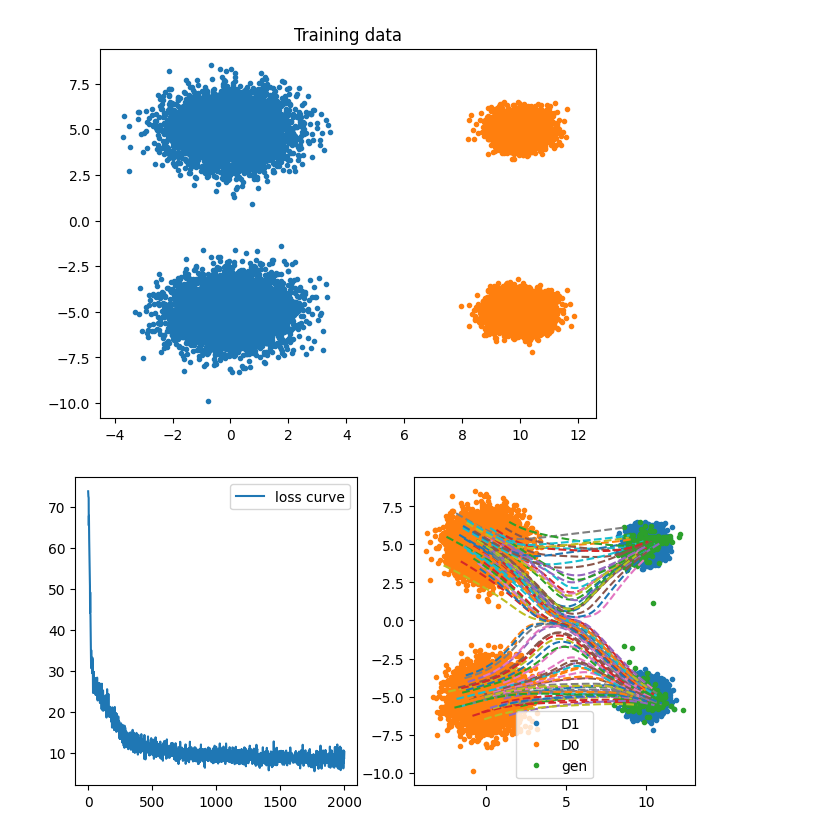
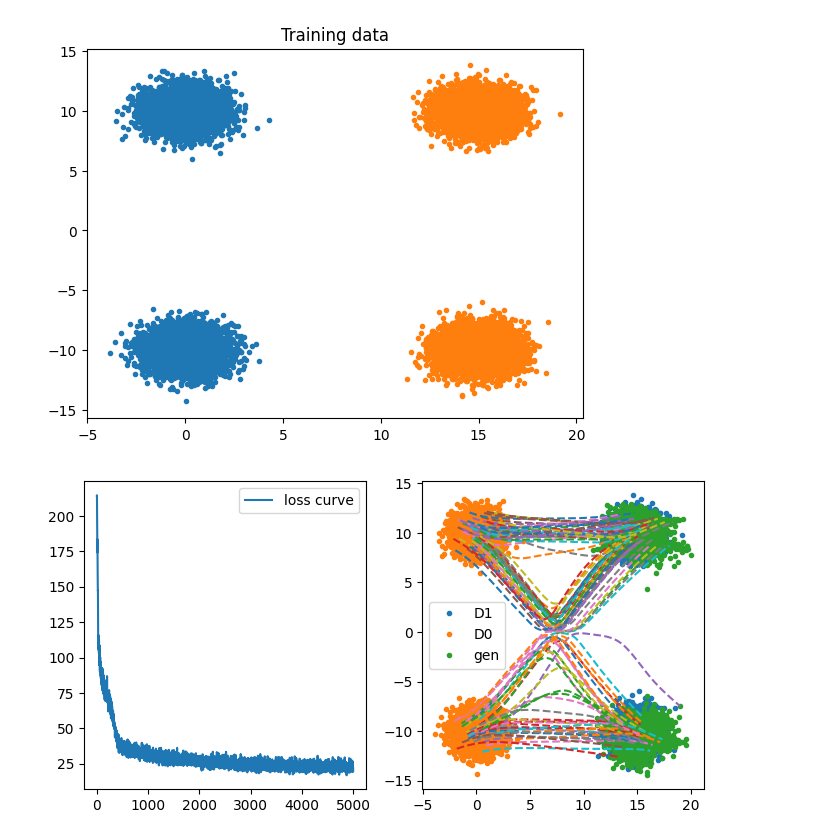
Before and after one commit to lqiang67/generative-models-on-toys, a Jupyter notebook: rectified_flow_2D_toy.ipynb, the cells around one changed output. Drawn from its saved outputs; the diff is of its cells as text; code cells hidden in the pictures.

```diff
--- a/rectified_flow_2D_toy.ipynb
+++ b/rectified_flow_2D_toy.ipynb
@@ -1,6 +1,7 @@
 # %% [markdown]
 <a href="https://colab.research.google.com/github/lqiang67/generative_models_examples/blob/main/rectified_flow_2D_toy.ipynb" target="_parent"><img src="https://colab.research.google.com/assets/colab-badge.svg" alt="Open In Colab"/></a>
 # %%
+#@title Generate Toy Data
 import torch.distributions as dist
 import matplotlib.pyplot as plt
 import torch
@@ -10,34 +11,34 @@ from torch.utils.data import Dataset, DataLoader
 n_samples = 1000
 dim_x = 2
 dim_z = 1
 
 # Parameters for the Gaussian Mixture Model
 n_components = 2 # Number of components in the mixture
 n_features = dim_x   # Number of features (dimensions)
 n_samples = 10000  # Number of samples to draw
 
 #pi0
 #means = 0*torch.randn(n_components, n_features);
-means = torch.tensor([[0.0, 5.0], [0.0, -5.0]]) * 1
+means = torch.tensor([[0.0, 5.0], [0.0, -5.0]]) * 2
 stds = torch.ones(n_components, n_features)
 weights = torch.ones(n_components); weights /= weights.sum()
 pi0 = dist.MixtureSameFamily(dist.Categorical(weights), dist.Independent(dist.Normal(means, stds), 1))
 
 #pi1
-means = torch.tensor([[5.0, 5.0], [5.0, -5.0]])
+means = torch.tensor([[5.0, 5.0], [5.0, -5.0]]) * 2
 #torch.randn(n_components, n_features);
 #stds = torch.rand(n_components, n_features)
-stds = torch.ones(n_components, n_features)/2
+stds = torch.ones(n_components, n_features)
 means[:,0] = means[:,0] + 5
 weights = torch.rand(n_components); weights /= weights.sum()
 pi1 = dist.MixtureSameFamily(dist.Categorical(weights), dist.Independent(dist.Normal(means, stds), 1))
 
 D1 = pi1.sample([n_samples])
 D0 = pi0.sample([n_samples])
 
 plt.figure()
 plt.plot(D0[:,0], D0[:,1], '.', label='D0')
 plt.plot(D1[:,0], D1[:,1], '.', label='D1')
 plt.title('Training data');
 # %% [output]
-[figure, old version]
+[figure, new version]
@@ -138,4 +143,5 @@ def training_rectified_flow(D0, D1, model, optimizer,  num_iterations =1000,  ba
 # %%
+# Run
 device = 'cuda' if torch.cuda.is_available() else 'cpu'
 
 dim = D1.shape[1]
@@ -143,8 +149,8 @@ model = Model(dim).to(device)
 D1 = D1.to(device)
 optimizer = torch.optim.AdamW(model.parameters(), lr=0.0005)
 
-loss_curve = training_rectified_flow(D0, D1, model, optimizer, num_iterations=2000, batch_size =256)
-x0 = pi0.sample([1000]).to(device)
+loss_curve = training_rectified_flow(D0, D1, model, optimizer, num_iterations=5000, batch_size =640)
+x0 = pi0.sample([n_samples]).to(device)
 result = euler_sampler(model, x0, num_steps=100)
 
 
@@ -165,4 +171,4 @@ def plot_result(result, loss_curve, D0, D1):
 
 plot_result(result,loss_curve, D0, D1)
 # %% [output]
-[figure, old version]
+[figure, new version]
```
Also changed, not shown: parts of 3 cells of this notebook.
